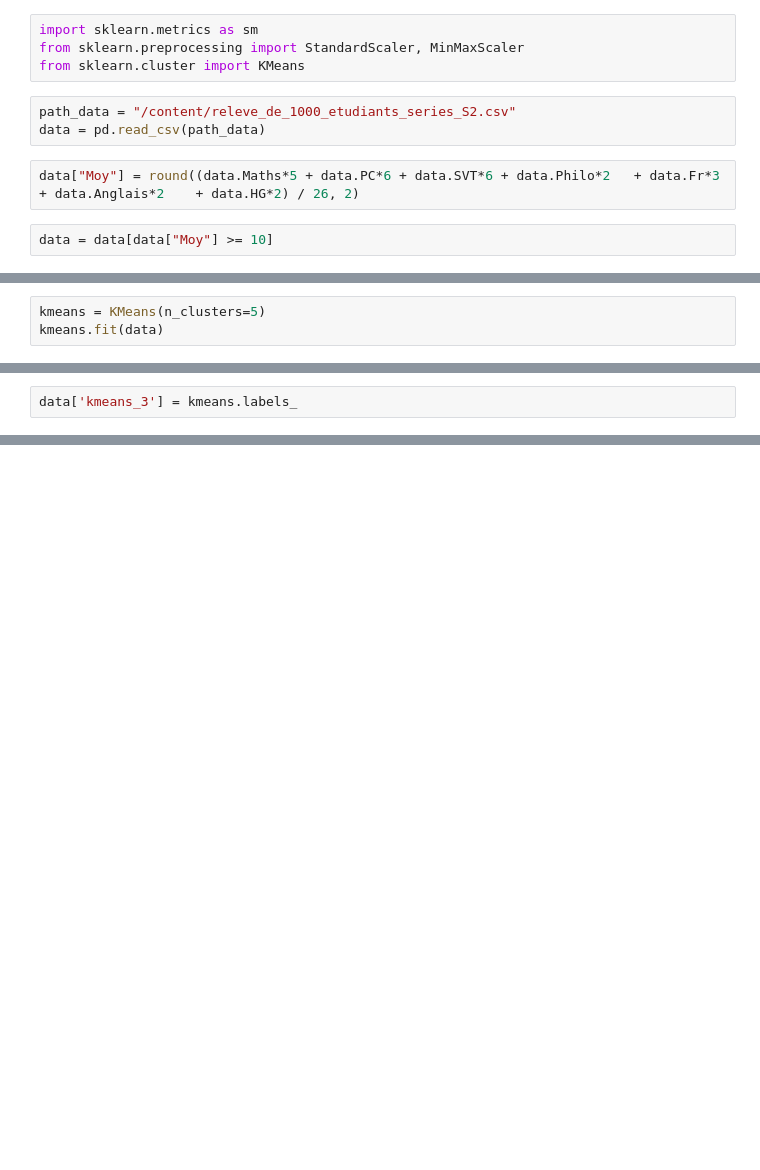
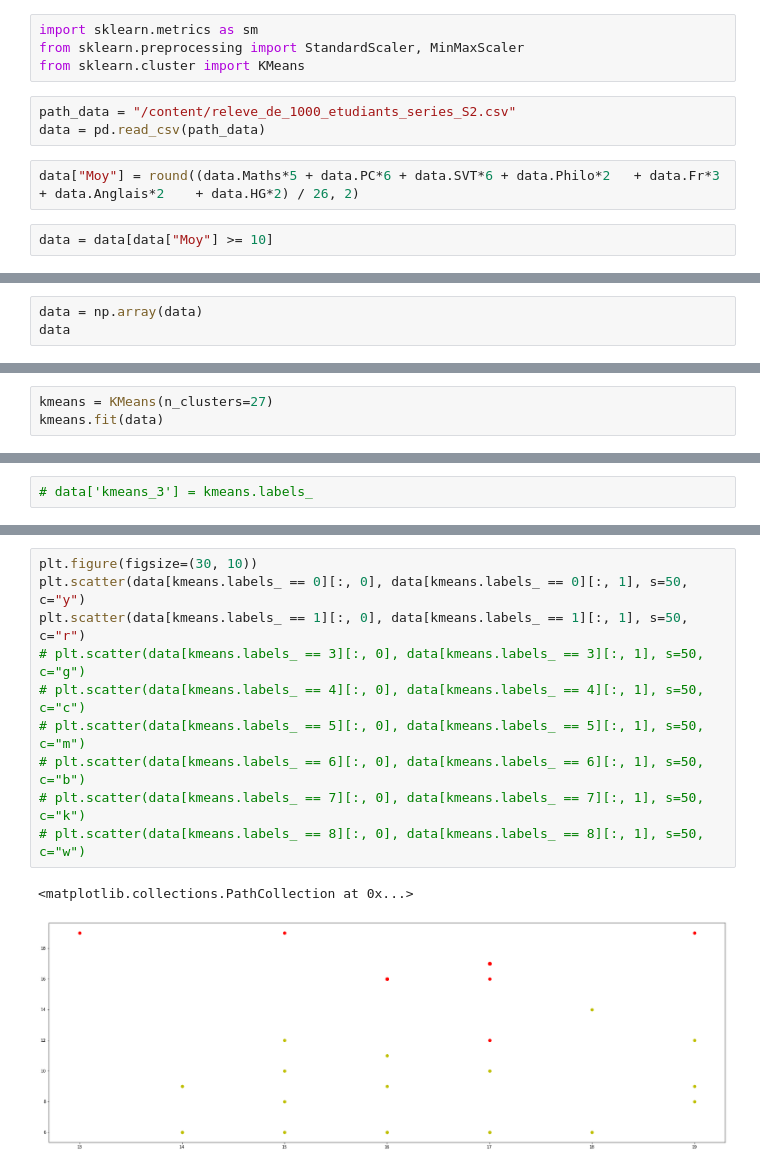
Before and after one commit to PapaBaGAYE/PAS_Challenge_SDA, a Jupyter notebook: Clustering.ipynb, the cells around one changed output, grey strips where cells are left out. Drawn from its saved outputs; the diff is of its cells as text; blank space fills up the shorter version.

Commit message:
Mise a jour du clustering ( en cours )

```diff
--- a/Clustering.ipynb
+++ b/Clustering.ipynb
@@ -38,0 +48,3 @@ optimize_k_mean(data, 10)
+# %%
+data = np.array(data)
+data
@@ -39,4 +59,4 @@ optimize_k_mean(data, 10)
 # %%
-kmeans = KMeans(n_clusters=5)
+kmeans = KMeans(n_clusters=27)
 kmeans.fit(data)
 # %% [output]
@@ -44,2 +64,2 @@ KMeans(n_clusters=5)
 # %%
-data['kmeans_3'] = kmeans.labels_
+# data['kmeans_3'] = kmeans.labels_
@@ -51,0 +91,13 @@ plt.scatter(data["PC"], data["Moy"], c=data["kmeans_3"])
+# %%
+plt.figure(figsize=(30, 10))
+plt.scatter(data[kmeans.labels_ == 0][:, 0], data[kmeans.labels_ == 0][:, 1], s=50, c="y")
+plt.scatter(data[kmeans.labels_ == 1][:, 0], data[kmeans.labels_ == 1][:, 1], s=50, c="r")
+# plt.scatter(data[kmeans.labels_ == 3][:, 0], data[kmeans.labels_ == 3][:, 1], s=50, c="g")
+# plt.scatter(data[kmeans.labels_ == 4][:, 0], data[kmeans.labels_ == 4][:, 1], s=50, c="c")
+# plt.scatter(data[kmeans.labels_ == 5][:, 0], data[kmeans.labels_ == 5][:, 1], s=50, c="m")
+# plt.scatter(data[kmeans.labels_ == 6][:, 0], data[kmeans.labels_ == 6][:, 1], s=50, c="b")
+# plt.scatter(data[kmeans.labels_ == 7][:, 0], data[kmeans.labels_ == 7][:, 1], s=50, c="k")
+# plt.scatter(data[kmeans.labels_ == 8][:, 0], data[kmeans.labels_ == 8][:, 1], s=50, c="w")
+# %% [output]
+<matplotlib.collections.PathCollection at 0x...>
+[figure, added]
```
Also changed, not shown: parts of 9 cells of this notebook.
